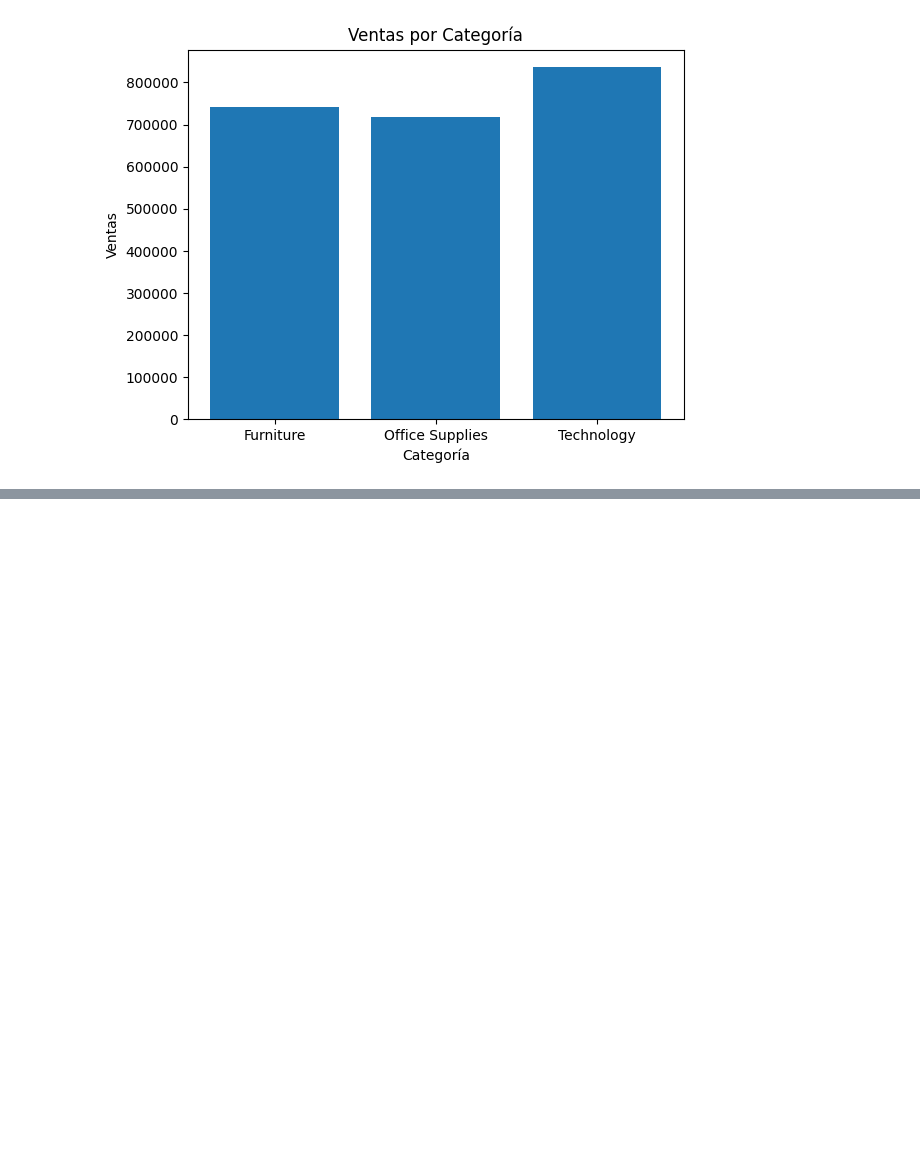
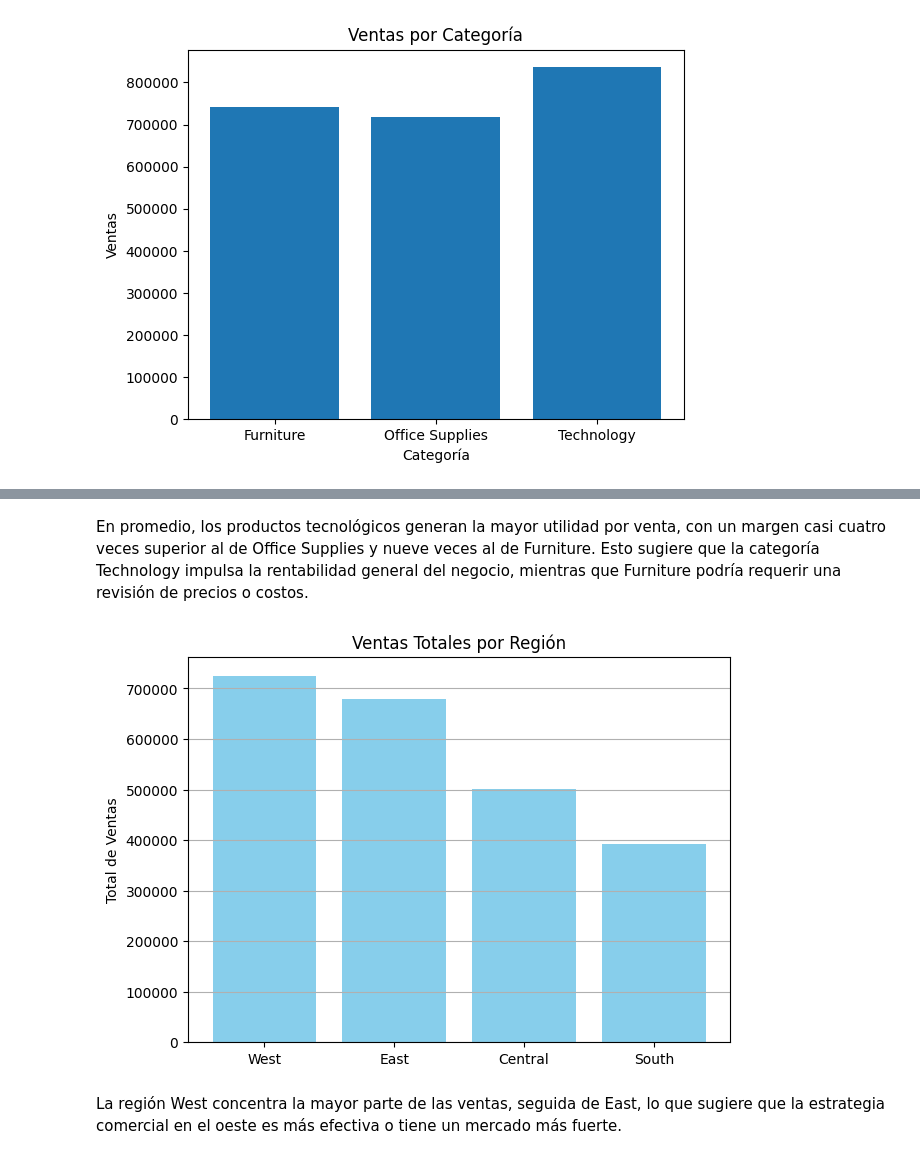
Before and after one commit to Lisandrot1/retail-sales-data-pipeline, a Jupyter notebook: eda/bivariadoo.ipynb, the cells around one changed output, grey strips where cells are left out. Saved outputs shown, nothing was run; the diff lists cells and outputs as text; code cells hidden in the pictures; blank space fills up the shorter version.

```diff
--- a/eda/bivariadoo.ipynb
+++ b/eda/bivariadoo.ipynb
@@ -61,0 +93,16 @@ Name: Sales, dtype: float64
+# %% [markdown]
+En promedio, los productos tecnológicos generan la mayor utilidad por venta, con un margen casi cuatro veces superior al de Office Supplies y nueve veces al de Furniture.
+Esto sugiere que la categoría Technology impulsa la rentabilidad general del negocio, mientras que Furniture podría requerir una revisión de precios o costos.
+# %%
+sales_region = df.groupby('Region')['Sales'].sum().sort_values(ascending=False)
+
+fig, ax = plt.subplots(figsize=(7,5))
+ax.bar(sales_region.index, sales_region.values, color='skyblue')
+ax.set_title('Ventas Totales por Región')
+ax.set_ylabel('Total de Ventas')
+ax.grid(axis='y')
+plt.show()
+# %% [output]
+[figure, added]
+# %% [markdown]
+La región West concentra la mayor parte de las ventas, seguida de East, lo que sugiere que la estrategia comercial en el oeste es más efectiva o tiene un mercado más fuerte.
```
Also changed, not shown: parts of 3 cells of this notebook, 1 other file.
